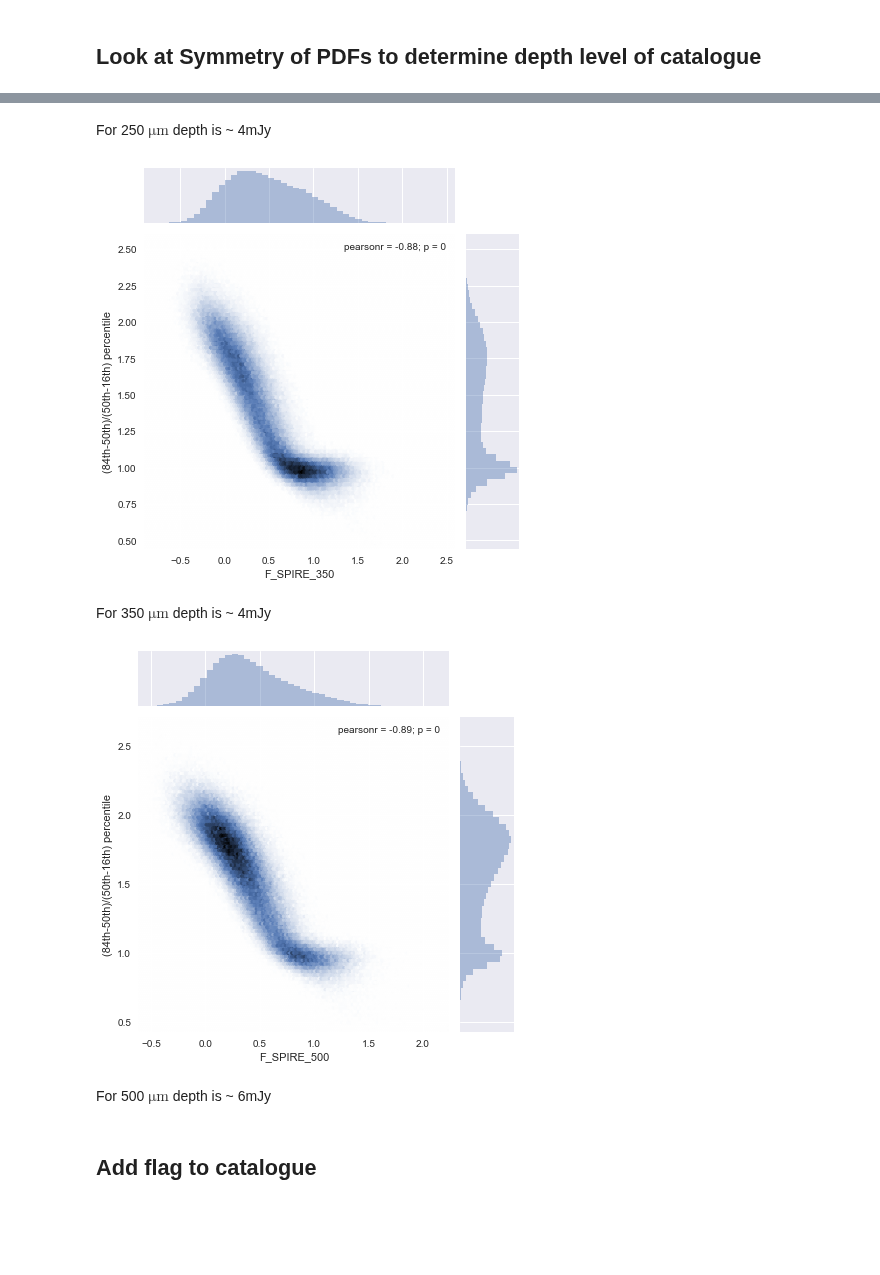
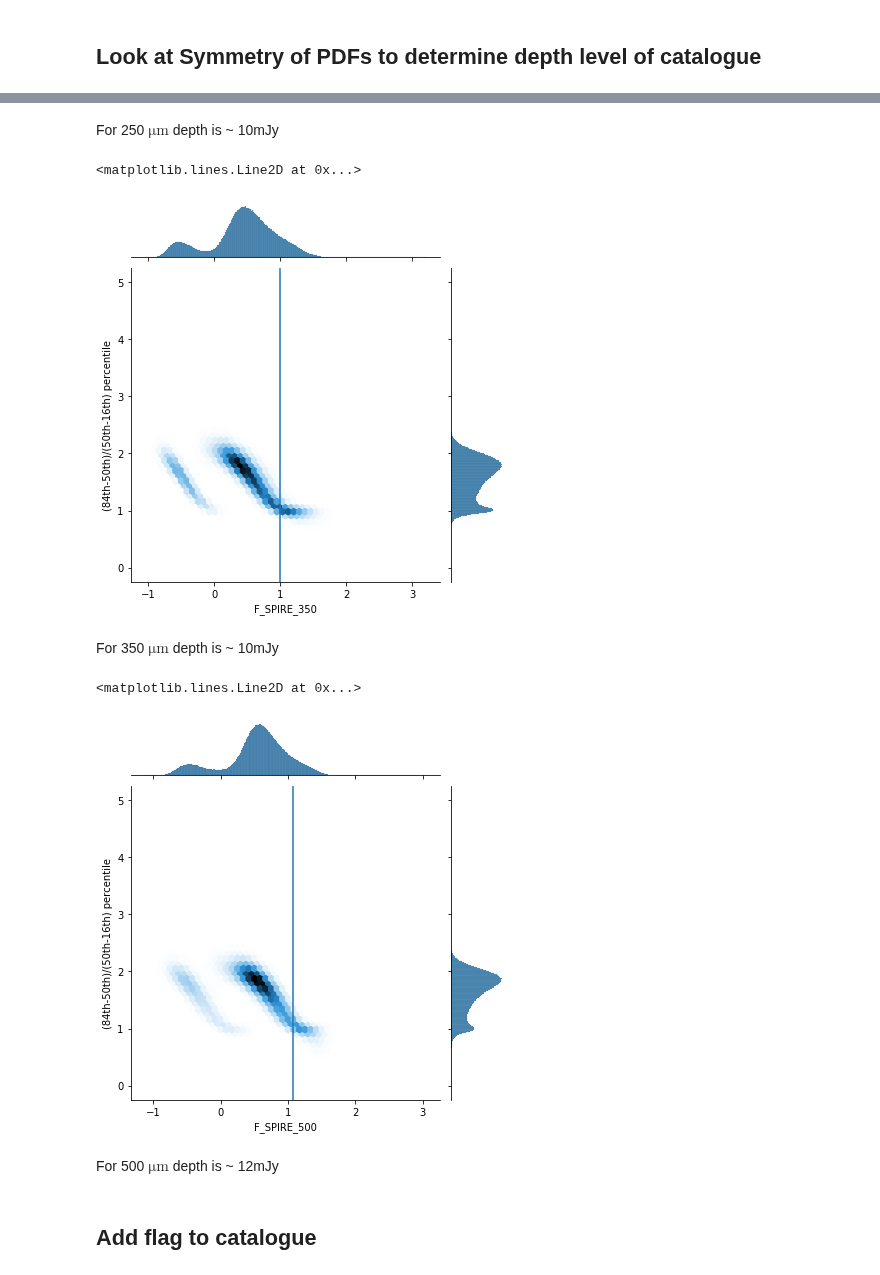
Before and after one commit to H-E-L-P/dmu_products, a Jupyter notebook: dmu26/dmu26_XID+SPIRE_GAMA-12/XID+SPIRE_GAMA-12_final_processing.ipynb, the cells around one changed output, grey strips where cells are left out. Saved outputs shown, nothing was run; the diff lists cells and outputs as text; code cells hidden in the pictures; blank space fills up the shorter version.

```diff
--- a/dmu26/dmu26_XID+SPIRE_GAMA-12/XID+SPIRE_GAMA-12_final_processing.ipynb
+++ b/dmu26/dmu26_XID+SPIRE_GAMA-12/XID+SPIRE_GAMA-12_final_processing.ipynb
@@ -45,21 +50,29 @@ g=sns.jointplot(x=np.log10(cat['F_SPIRE_250']),y=skew, kind='hex')
 # %% [markdown]
-For 250 $\mathrm{\mu m}$ depth is ~ 4mJy
+For 250 $\mathrm{\mu m}$ depth is ~ 10mJy
 # %%
 skew=(cat['FErr_SPIRE_350_u']-cat['F_SPIRE_350'])/(cat['F_SPIRE_350']-cat['FErr_SPIRE_350_l'])
+ind=skew>5
+skew[ind]=np.nan
 skew.name='(84th-50th)/(50th-16th) percentile'
 g=sns.jointplot(x=np.log10(cat['F_SPIRE_350']),y=skew, kind='hex')
+g.ax_joint.axvline(x=np.log10(10))
 # %% [output]
+<matplotlib.lines.Line2D at 0x...>
-[figure, old version]
+[figure, new version]
 # %% [markdown]
-For 350 $\mathrm{\mu m}$ depth is ~ 4mJy
+For 350 $\mathrm{\mu m}$ depth is ~ 10mJy
 # %%
 skew=(cat['FErr_SPIRE_500_u']-cat['F_SPIRE_500'])/(cat['F_SPIRE_500']-cat['FErr_SPIRE_500_l'])
+ind=skew>5
+skew[ind]=np.nan
 skew.name='(84th-50th)/(50th-16th) percentile'
 g=sns.jointplot(x=np.log10(cat['F_SPIRE_500']),y=skew, kind='hex')
+g.ax_joint.axvline(x=np.log10(12))
 # %% [output]
+<matplotlib.lines.Line2D at 0x...>
-[figure, old version]
+[figure, new version]
 # %% [markdown]
-For 500 $\mathrm{\mu m}$ depth is ~ 6mJy
+For 500 $\mathrm{\mu m}$ depth is ~ 12mJy
 # %% [markdown]
 ## Add flag to catalogue
 # %%
```
Also changed, not shown: parts of 14 cells of this notebook, 4 other files.
